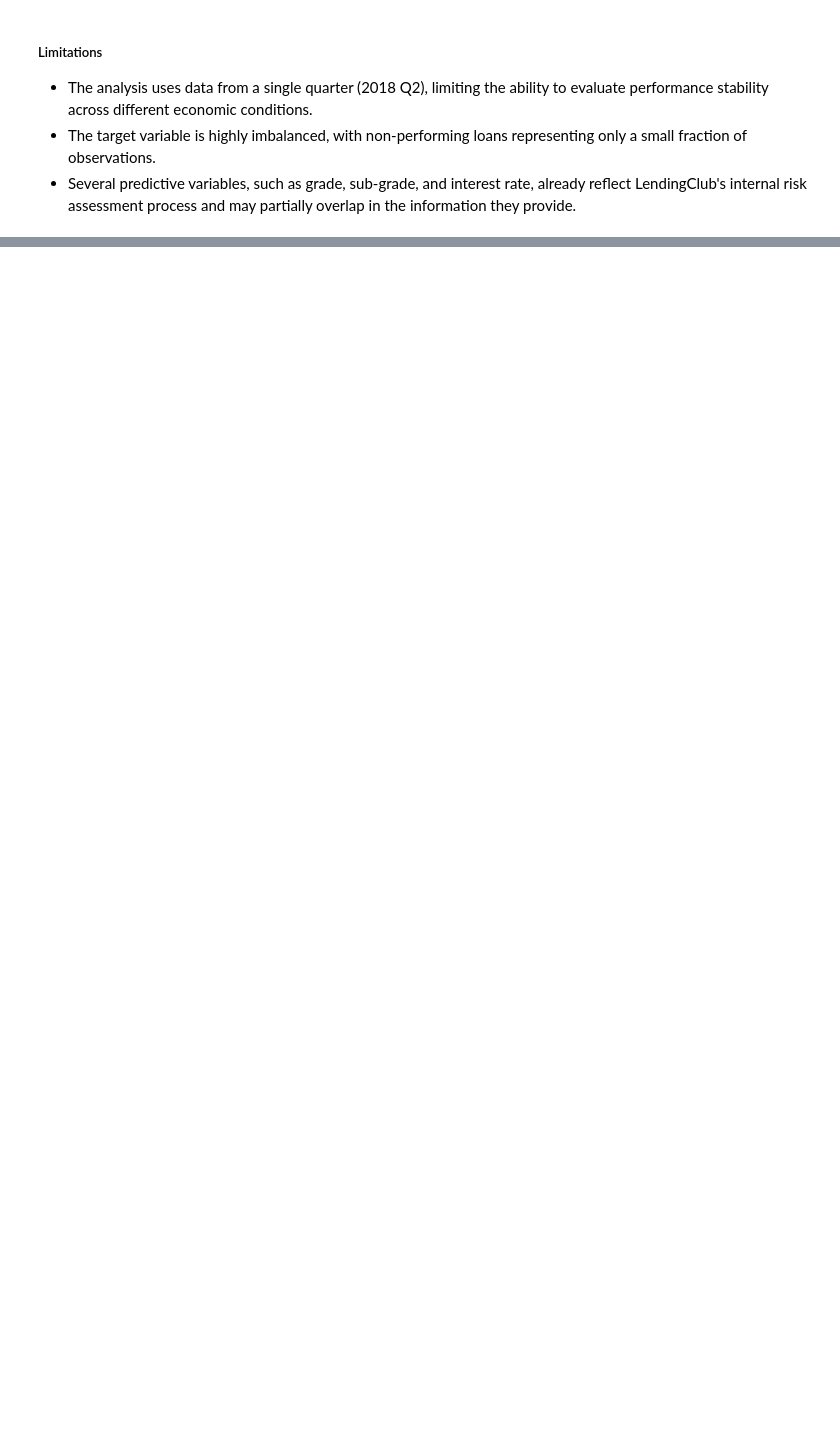
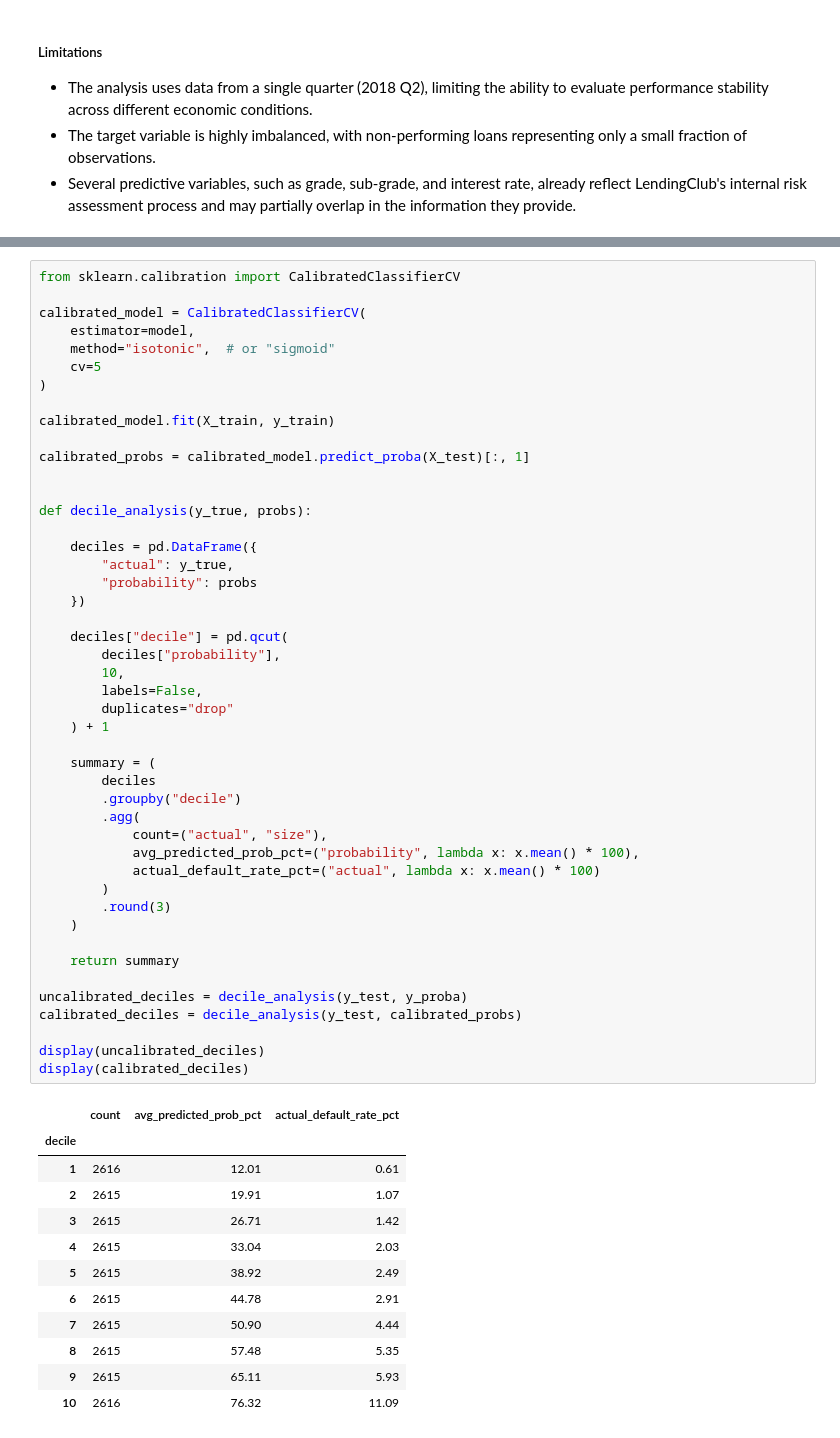
Before and after one commit to janis-karklins88/lending-club-case-study, a Jupyter notebook: notebooks/05_Modeling.ipynb, the cells around one changed output, grey strips where cells are left out. Cells and saved outputs as stored; diff of their text form; blank space fills up the shorter version.

```diff
--- a/notebooks/05_Modeling.ipynb
+++ b/notebooks/05_Modeling.ipynb
@@ -290,0 +379,59 @@ In practice, the model would be most valuable as a risk-screening tool to priori
+# %%
+from sklearn.calibration import CalibratedClassifierCV
+
+calibrated_model = CalibratedClassifierCV(
+    estimator=model,
+    method="isotonic",  # or "sigmoid"
+    cv=5
+)
+
+calibrated_model.fit(X_train, y_train)
+
+calibrated_probs = calibrated_model.predict_proba(X_test)[:, 1]
+
+
+def decile_analysis(y_true, probs):
+
+    deciles = pd.DataFrame({
+        "actual": y_true,
+        "probability": probs
+    })
+
+    deciles["decile"] = pd.qcut(
+        deciles["probability"],
+        10,
+        labels=False,
+        duplicates="drop"
+    ) + 1
+
+    summary = (
+        deciles
+        .groupby("decile")
+        .agg(
+            count=("actual", "size"),
+            avg_predicted_prob_pct=("probability", lambda x: x.mean() * 100),
+            actual_default_rate_pct=("actual", lambda x: x.mean() * 100)
+        )
+        .round(3)
+    )
+
+    return summary
+
+uncalibrated_deciles = decile_analysis(y_test, y_proba)
+calibrated_deciles = decile_analysis(y_test, calibrated_probs)
+
+display(uncalibrated_deciles)
+display(calibrated_deciles)
+# %% [output]
+|  | count | avg_predicted_prob_pct | actual_default_rate_pct |
+| decile |  |  |  |
+| 1 | 2616 | 12.01 | 0.61 |
+| 2 | 2615 | 19.91 | 1.07 |
+| 3 | 2615 | 26.71 | 1.42 |
+| 4 | 2615 | 33.04 | 2.03 |
+| 5 | 2615 | 38.92 | 2.49 |
+| 6 | 2615 | 44.78 | 2.91 |
+| 7 | 2615 | 50.90 | 4.44 |
+| 8 | 2615 | 57.48 | 5.35 |
+| 9 | 2615 | 65.11 | 5.93 |
+| 10 | 2616 | 76.32 | 11.09 |
```
Also changed, not shown: parts of 12 cells of this notebook, 4 other files.
